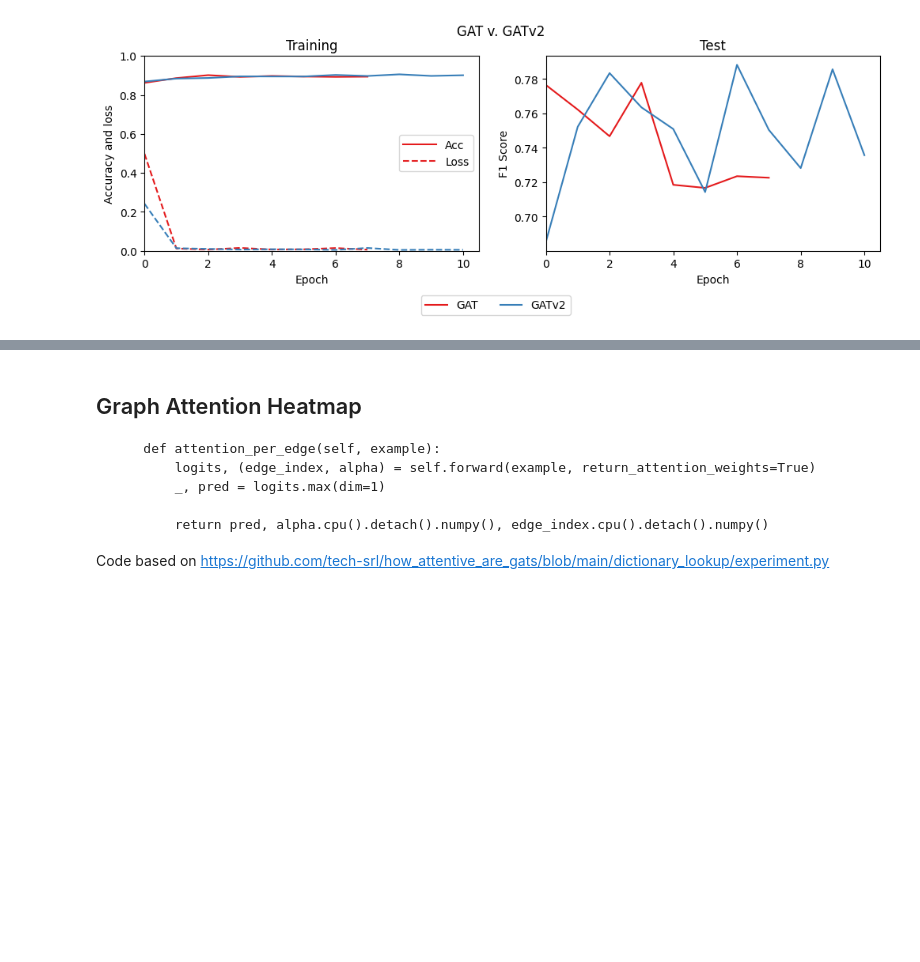
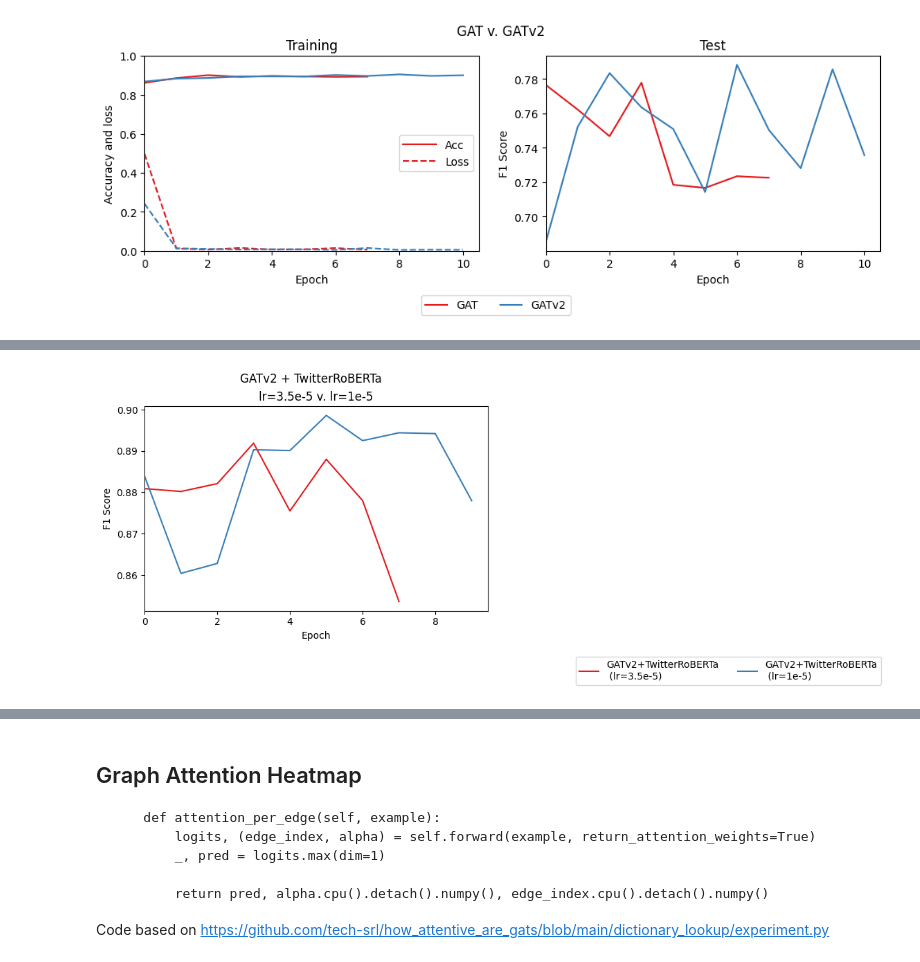
Before and after one commit to guptaviha/GF-OLD, a Jupyter notebook: examples/plots.ipynb, the cells around one changed output, grey strips where cells are left out. Cells and saved outputs as stored; diff of their text form; code cells hidden in the pictures; blank space fills up the shorter version.

```diff
--- a/examples/plots.ipynb
+++ b/examples/plots.ipynb
@@ -254,0 +257,28 @@ plt.show()
+# %%
+fig = plt.figure()
+ax = plt.subplot(111)
+
+sample = experiments[12:14]
+
+for idx, experiment in enumerate(sample):
+    d = data_x1[12:14][idx]
+    f1 = d.test_f1
+    ax.plot(f1, color=cmap(idx),label=f"{labels[12:14][idx]}")
+
+
+box = ax.get_position()
+ax.set_position([box.x0, box.y0 + box.height * 0.2, box.width, box.height * 0.8])
+ax.legend(loc='upper center', bbox_to_anchor=(1.7, -0.2), ncol=9)
+ax.set_xlabel('Epoch')
+
+ax.set_xlim(0.0)
+ax.set_ylabel('F1 Score')
+# ax.set_ylim(top=1.0)
+
+ax.set_title("lr=3.5e-5 v. lr=1e-5")
+
+plt.suptitle("GATv2 + TwitterRoBERTa")
+plt.savefig("../publish/images/gatv2_twitter_roberta_lr_compare.png", dpi=300)
+plt.show()
+# %% [output]
+[figure, added]
```
Also changed, not shown: parts of 7 cells of this notebook, 10 other files.
